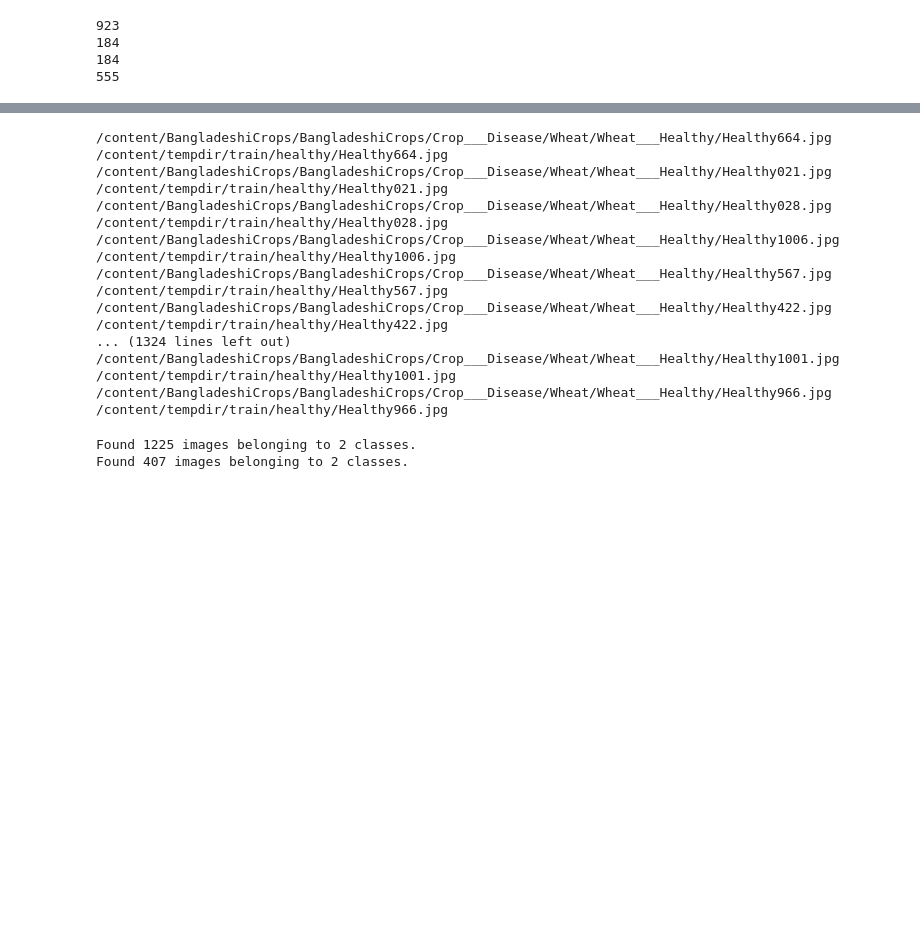
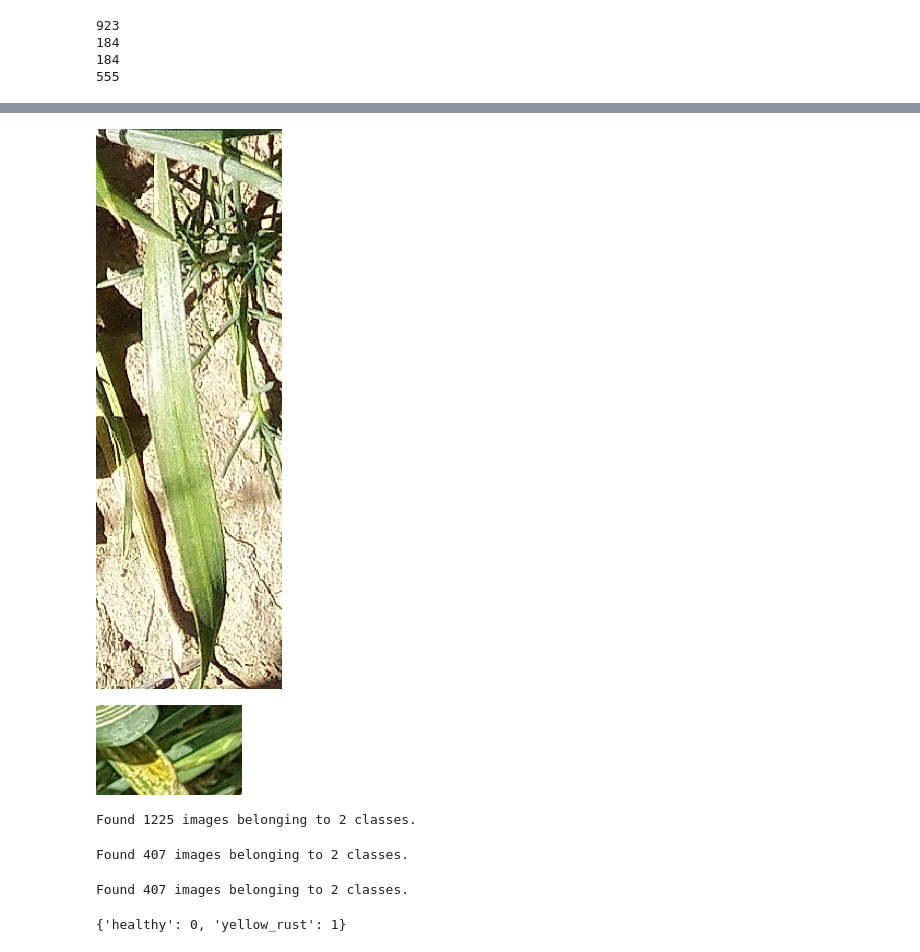
Before and after one commit to MehmetAltinkurt/Computer_Vision_Projects, a Jupyter notebook: Wheat/Wheat_Yellow_Rust.ipynb, the cells around one changed output, grey strips where cells are left out. Saved outputs shown, nothing was run; the diff lists cells and outputs as text; code cells hidden in the pictures; blank space fills up the shorter version.

```diff
--- a/Wheat/Wheat_Yellow_Rust.ipynb
+++ b/Wheat/Wheat_Yellow_Rust.ipynb
@@ -266,8 +266,6 @@ FileExistsError: ignored
 for fname in healthy_train_list:
   src = os.path.join(original_dataset_dir+"/Wheat___Healthy/", fname)
   dst = os.path.join(train_healthy_dir, fname)
-  print(src)
-  print(dst)
   shutil.copyfile(src, dst)
 for fname in healthy_validation_list:
   src = os.path.join(original_dataset_dir+"/Wheat___Healthy/", fname)
@@ -289,37 +287,11 @@ for fname in rusty_test_list:
   src = os.path.join(original_dataset_dir+"/Wheat___Yellow_Rust/", fname)
   dst = os.path.join(test_yellow_rust_dir, fname)
   shutil.copyfile(src, dst)
-# %% [output]
-/content/BangladeshiCrops/BangladeshiCrops/Crop___Disease/Wheat/Wheat___Healthy/Healthy664.jpg
-/content/tempdir/train/healthy/Healthy664.jpg
-/content/BangladeshiCrops/BangladeshiCrops/Crop___Disease/Wheat/Wheat___Healthy/Healthy021.jpg
-/content/tempdir/train/healthy/Healthy021.jpg
-/content/BangladeshiCrops/BangladeshiCrops/Crop___Disease/Wheat/Wheat___Healthy/Healthy028.jpg
-/content/tempdir/train/healthy/Healthy028.jpg
-/content/BangladeshiCrops/BangladeshiCrops/Crop___Disease/Wheat/Wheat___Healthy/Healthy1006.jpg
-/content/tempdir/train/healthy/Healthy1006.jpg
-/content/BangladeshiCrops/BangladeshiCrops/Crop___Disease/Wheat/Wheat___Healthy/Healthy567.jpg
-/content/tempdir/train/healthy/Healthy567.jpg
-/content/BangladeshiCrops/BangladeshiCrops/Crop___Disease/Wheat/Wheat___Healthy/Healthy422.jpg
-/content/tempdir/train/healthy/Healthy422.jpg
-... (1324 lines left out)
-/content/BangladeshiCrops/BangladeshiCrops/Crop___Disease/Wheat/Wheat___Healthy/Healthy1001.jpg
-/content/tempdir/train/healthy/Healthy1001.jpg
-/content/BangladeshiCrops/BangladeshiCrops/Crop___Disease/Wheat/Wheat___Healthy/Healthy966.jpg
-/content/tempdir/train/healthy/Healthy966.jpg
-# %%
-train_datagen = ImageDataGenerator(rescale=1./255)
-test_datagen = ImageDataGenerator(rescale=1./255)
-train_generator = train_datagen.flow_from_directory(
-    train_dir,
-    target_size=img_size,
-    batch_size=20,
-    class_mode='binary')
-validation_generator = test_datagen.flow_from_directory(
-    validation_dir,
-    target_size=img_size,
-    batch_size=20,
-    class_mode='binary')
-# %% [output]
-Found 1225 images belonging to 2 classes.
-Found 407 images belonging to 2 classes.
+# %%
+im=PIL.Image.open("/content/tempdir/test/healthy/Healthy018.jpg")
+im.show()
+im=PIL.Image.open("/content/tempdir/test/yellow_rust/Yellow_rust004.jpg")
+im.show()
+# %% [output]
+[figure, added]
+[figure, added]
@@ -325,0 +300,31 @@ Found 407 images belonging to 2 classes.
+# %%
+train_image_gen = image_gen.flow_from_directory(directory=train_dir,
+                                                target_size=img_size,
+                                                color_mode='rgb',
+                                                batch_size=20,
+                                                class_mode='binary',
+                                                shuffle=True)
+# %% [output]
+Found 1225 images belonging to 2 classes.
+# %%
+test_image_gen = image_gen.flow_from_directory(directory=test_dir,
+                                               target_size=img_size,
+                                               color_mode='rgb',
+                                               batch_size=20,
+                                               class_mode='binary',
+                                               shuffle=True)
+# %% [output]
+Found 407 images belonging to 2 classes.
+# %%
+val_image_gen = image_gen.flow_from_directory(directory=validation_dir,
+                                                target_size=img_size,
+                                                color_mode='rgb',
+                                                batch_size=20,
+                                                class_mode='binary',
+                                                shuffle=True)
+# %% [output]
+Found 407 images belonging to 2 classes.
+# %%
+train_image_gen.class_indices
+# %% [output]
+{'healthy': 0, 'yellow_rust': 1}
```
Also changed, not shown: parts of 37 cells of this notebook.
